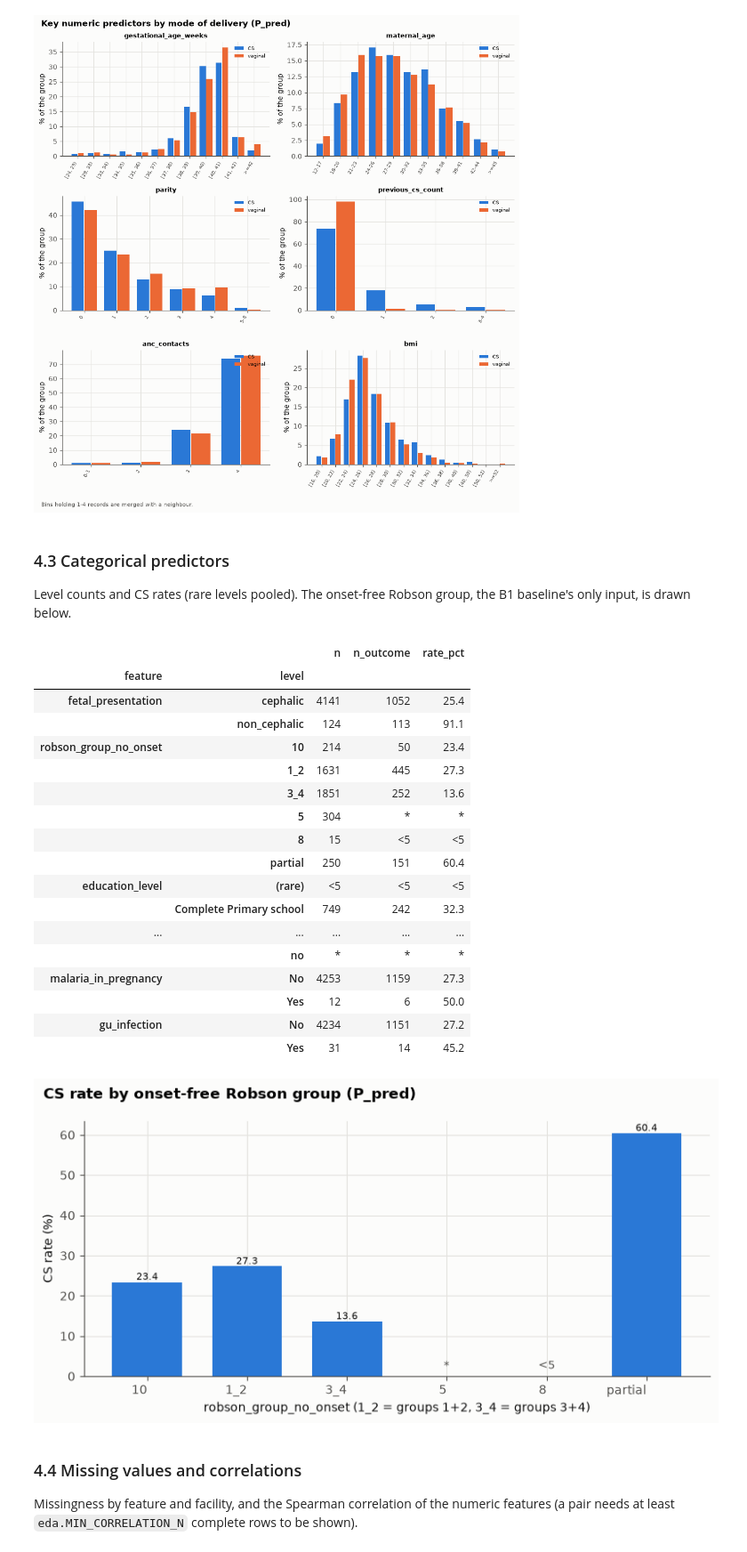
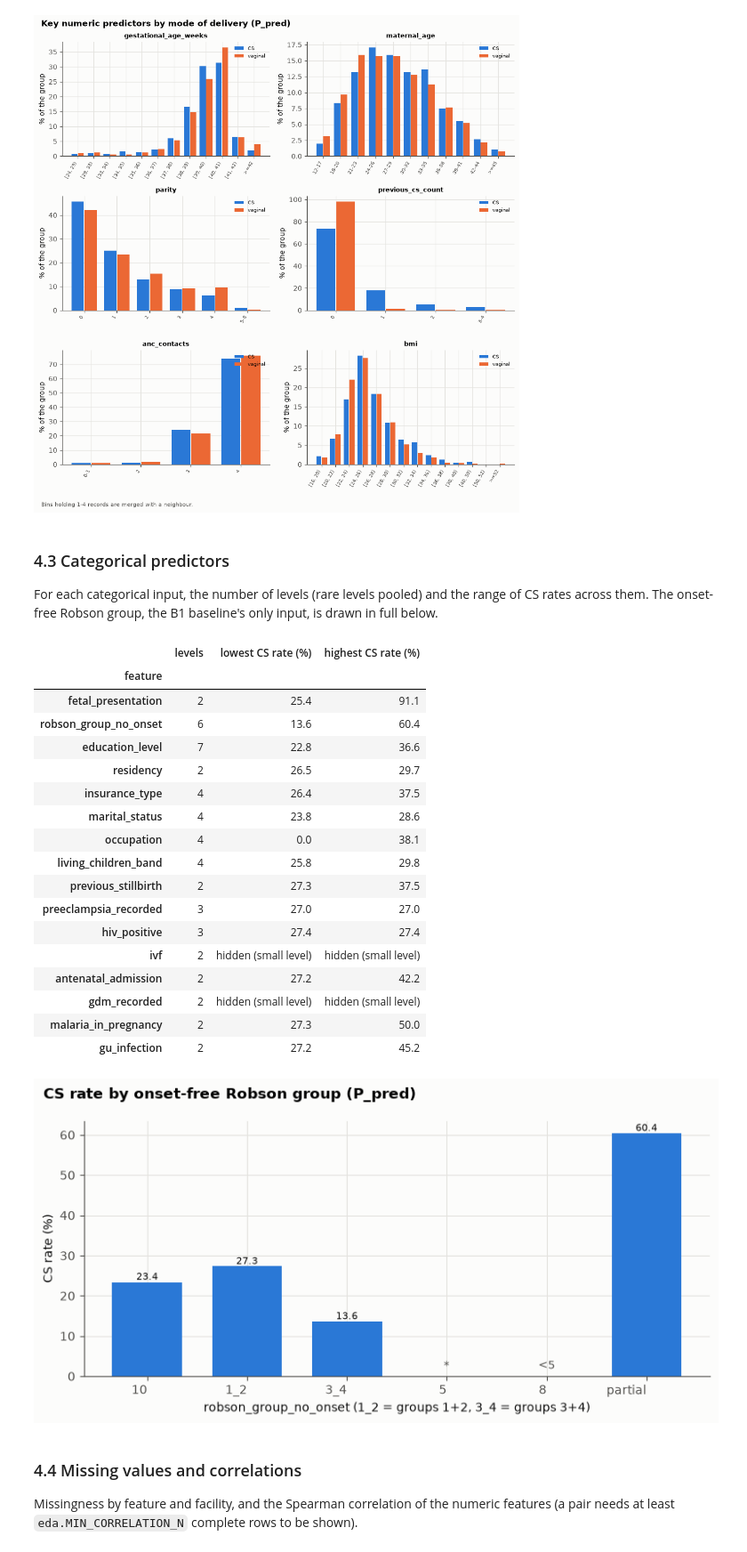
Before and after one commit to icyeza/robby, a Jupyter notebook: ML/notebooks/01_eda.ipynb, the cells around one changed output. Shown at 89% size. Cells and saved outputs as stored; diff of their text form; code cells hidden in the pictures.

```diff
--- a/ML/notebooks/01_eda.ipynb
+++ b/ML/notebooks/01_eda.ipynb
@@ -312,45 +312,54 @@ show(figures.histogram_grid(histograms, ["CS", "vaginal"], "Key numeric predicto
 # %% [markdown]
 ### 4.3 Categorical predictors
 
-Level counts and CS rates (rare levels pooled). The onset-free Robson group, the B1 baseline's only input,
-is drawn below.
+For each categorical input, the number of levels (rare levels pooled) and the range of CS rates across them.
+The onset-free Robson group, the B1 baseline's only input, is drawn in full below.
 # %%
 categorical_tables = []
 for column in fs4.categorical:
     table = eda.level_rates(x4[column], pd.Series(data.y, index=x4.index))
     table.insert(0, "feature", column)
     categorical_tables.append(table)
 categorical_summary = pd.concat(categorical_tables, ignore_index=True)
-display(categorical_summary.set_index(["feature", "level"]))
+# One row per feature: how many levels (rare ones pooled) and how far apart their CS rates are.
+display(
+    categorical_summary.assign(rate=pd.to_numeric(categorical_summary["rate_pct"], errors="coerce"))
+    .groupby("feature", sort=False)
+    .agg(levels=("level", "size"), lowest_cs_rate=("rate", "min"), highest_cs_rate=("rate", "max"))
+    .rename(columns={"lowest_cs_rate": "lowest CS rate (%)", "highest_cs_rate": "highest CS rate (%)"})
+    .round(1)
+    .astype(object)
+    .fillna("hidden (small level)")
+)
 robson_rates = categorical_summary[categorical_summary["feature"] == "robson_group_no_onset"]
 show(
     figures.bar_chart(
         robson_rates["level"].tolist(),
         robson_rates["rate_pct"].tolist(),
         "CS rate by onset-free Robson group (P_pred)",
         "robson_group_no_onset (1_2 = groups 1+2, 3_4 = groups 3+4)",
         "CS rate (%)",
     )
 )
 # %% [output]
-|  |  | n | n_outcome | rate_pct |
-| feature | level |  |  |  |
-| fetal_presentation | cephalic | 4141 | 1052 | 25.4 |
-|  | non_cephalic | 124 | 113 | 91.1 |
-| robson_group_no_onset | 10 | 214 | 50 | 23.4 |
-|  | 1_2 | 1631 | 445 | 27.3 |
-|  | 3_4 | 1851 | 252 | 13.6 |
-|  | 5 | 304 | * | * |
-|  | 8 | 15 | <5 | <5 |
-|  | partial | 250 | 151 | 60.4 |
-| education_level | (rare) | <5 | <5 | <5 |
-|  | Complete Primary school | 749 | 242 | 32.3 |
-| ... | ... | ... | ... | ... |
-|  | no | * | * | * |
-| malaria_in_pregnancy | No | 4253 | 1159 | 27.3 |
-|  | Yes | 12 | 6 | 50.0 |
-| gu_infection | No | 4234 | 1151 | 27.2 |
-|  | Yes | 31 | 14 | 45.2 |
+|  | levels | lowest CS rate (%) | highest CS rate (%) |
+| feature |  |  |  |
+| fetal_presentation | 2 | 25.4 | 91.1 |
+| robson_group_no_onset | 6 | 13.6 | 60.4 |
+| education_level | 7 | 22.8 | 36.6 |
+| residency | 2 | 26.5 | 29.7 |
+| insurance_type | 4 | 26.4 | 37.5 |
+| marital_status | 4 | 23.8 | 28.6 |
+| occupation | 4 | 0.0 | 38.1 |
+| living_children_band | 4 | 25.8 | 29.8 |
+| previous_stillbirth | 2 | 27.3 | 37.5 |
+| preeclampsia_recorded | 3 | 27.0 | 27.0 |
+| hiv_positive | 3 | 27.4 | 27.4 |
+| ivf | 2 | hidden (small level) | hidden (small level) |
+| antenatal_admission | 2 | 27.2 | 42.2 |
+| gdm_recorded | 2 | hidden (small level) | hidden (small level) |
+| malaria_in_pregnancy | 2 | 27.3 | 50.0 |
+| gu_infection | 2 | 27.2 | 45.2 |
 [figure]
 # %% [markdown]
 ### 4.4 Missing values and correlations
```
Also changed, not shown: parts of 3 cells of this notebook, 2 other files.
